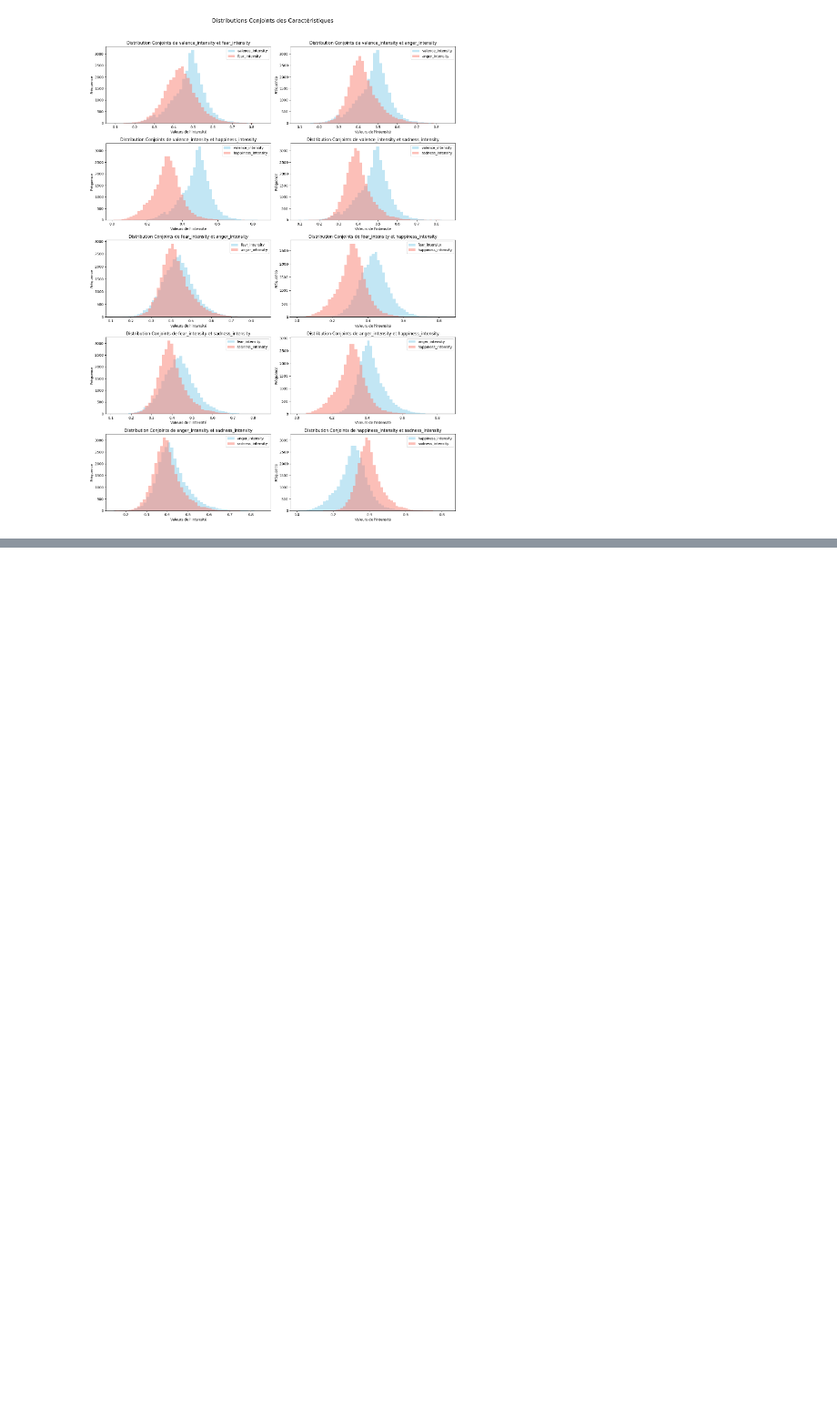
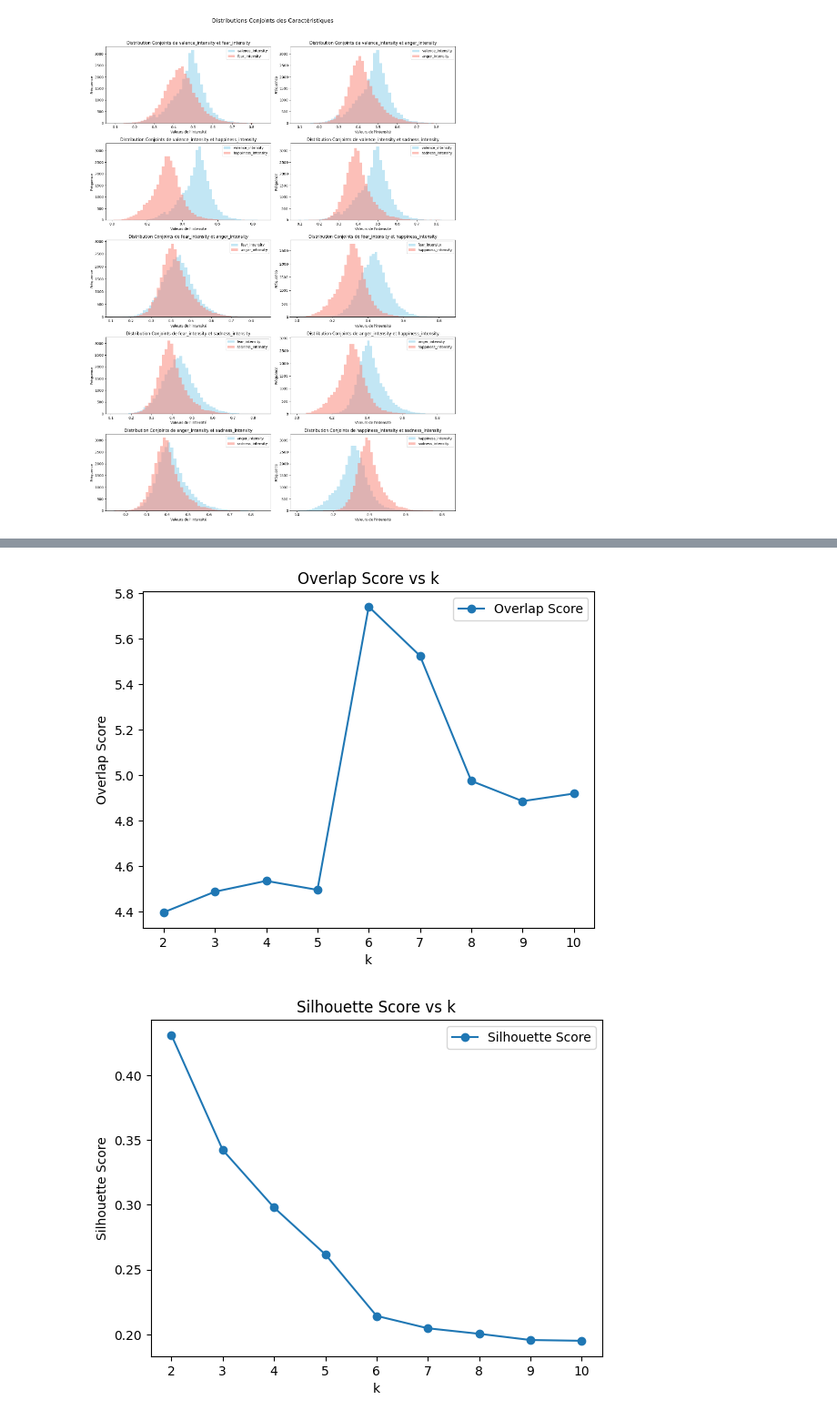
Before and after one commit to KHALOUIoussama/TP2_sciences_de_donnees, a Jupyter notebook: notebook.ipynb, the cells around one changed output, grey strips where cells are left out. Shown at 91% size. Saved outputs shown, nothing was run; the diff lists cells and outputs as text; code cells hidden in the pictures; blank space fills up the shorter version.

```diff
--- a/notebook.ipynb
+++ b/notebook.ipynb
@@ -83,0 +134,27 @@ plt.show()
+# %%
+def overlap_k(k, nb_cluster1 , nb_cluster2, distance_type='euclidean'):
+    num = calculate_intra_cluster_distance(k, nb_cluster1, distance_type) + calculate_intra_cluster_distance(k, nb_cluster2, distance_type)
+    den = 2 * calculate_inter_cluster_distance(k, nb_cluster1, nb_cluster2, distance_type)
+    return num / den
+# %%
+def overlap(k, distance_type='euclidean'):
+
+    max_overlap = 0
+
+    # Generate all combinations of cluster pairs for the given k
+    for cluster_pair in combinations(range(k), 2):
+        nb_cluster1, nb_cluster2 = cluster_pair
+
+        # Calculate the overlap for the current pair of clusters
+        overlap_value = overlap_k(k, nb_cluster1, nb_cluster2, distance_type)
+
+        # Update the maximum overlap if necessary
+        if overlap_value > max_overlap:
+            max_overlap = overlap_value
+
+    return max_overlap
+# %%
+overlap_scores = {}
+
+for i, k in enumerate(k_values, 1):
+    overlap_scores[k] = overlap(k)
@@ -83,0 +163,7 @@ plt.show()
+# %%
+pd.DataFrame.from_dict(silhouette_scores, orient='index', columns=['Silhouette Score'])
+overlap_df = pd.DataFrame.from_dict(overlap_scores, orient='index', columns=['Overlap Score'])
+silhouette_df = pd.DataFrame.from_dict(silhouette_scores, orient='index', columns=['Silhouette Score'])
+
+merged_df = pd.concat([overlap_df, silhouette_df], axis=1)
+merged_df
@@ -83,0 +181,14 @@ plt.show()
+# %%
+merged_df.plot(y='Overlap Score', marker='o')
+plt.xlabel('k')
+plt.ylabel('Overlap Score')
+plt.title('Overlap Score vs k')
+plt.show()
+merged_df.plot(y='Silhouette Score', marker='o')
+plt.xlabel('k')
+plt.ylabel('Silhouette Score')
+plt.title('Silhouette Score vs k')
+plt.show()
+# %% [output]
+[figure, added]
+[figure, added]
```
Also changed, not shown: parts of 10 cells of this notebook, 1 other file.
